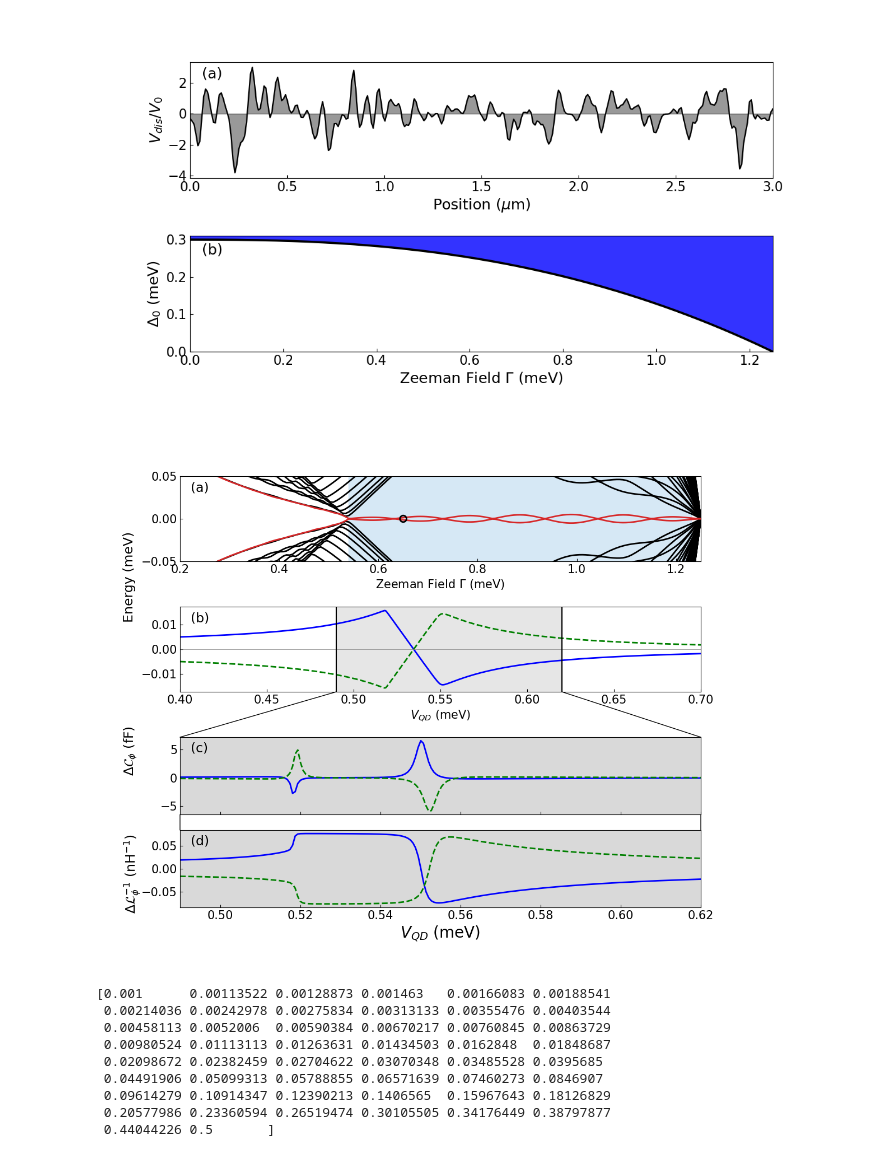
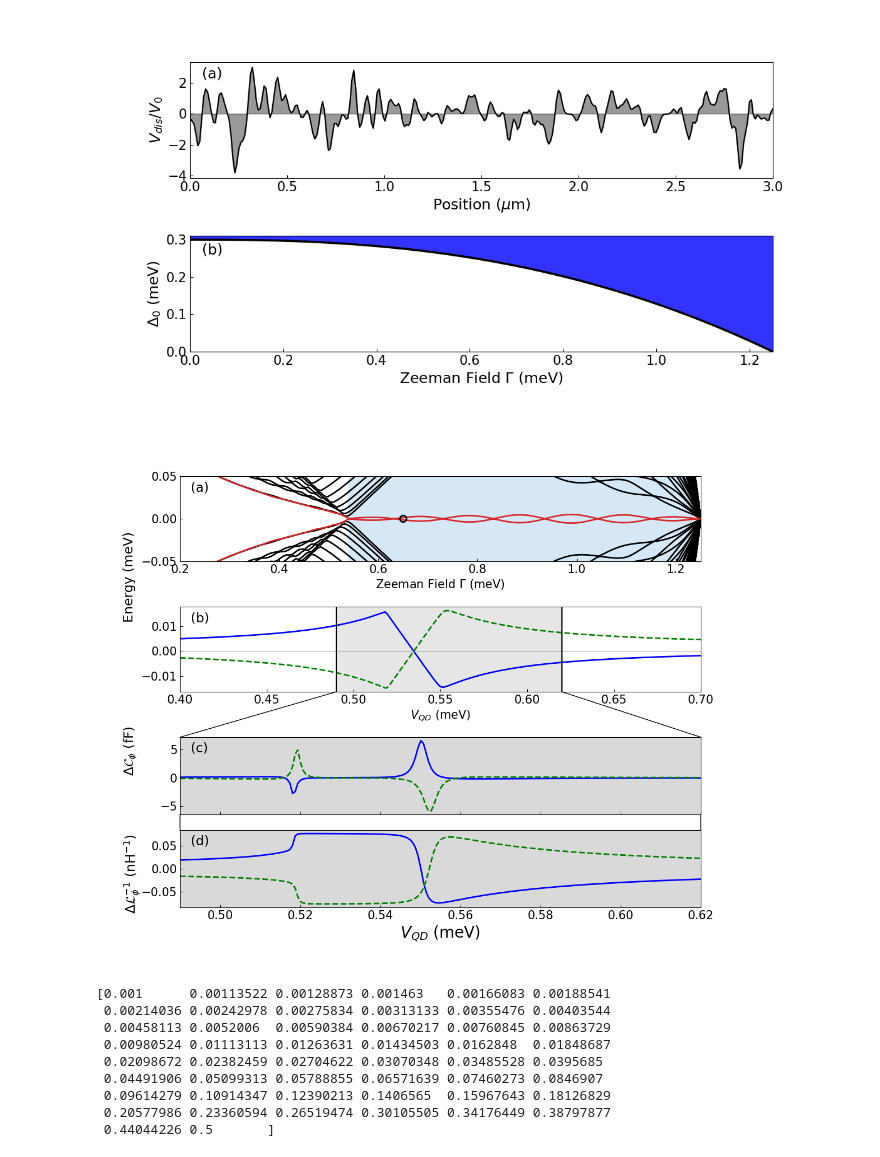
Before and after one commit to binayyakbhroy/Impedance_Simulations, a Jupyter notebook: Impedance_result_generation.ipynb, the cells around one changed output. Cells and saved outputs as stored; diff of their text form; code cells hidden in the pictures.

```diff
--- a/Impedance_result_generation.ipynb
+++ b/Impedance_result_generation.ipynb
@@ -144,6 +144,7 @@ E_vqd_p = deepcopy(params)
 E_vqd_p.V_QD_points = 500
 E_vqd_range = np.linspace(E_vqd_p.V_QD_low, E_vqd_p.V_QD_high, E_vqd_p.V_QD_points)
 Ep_0, En_0 = Energy_tracker_VQD(mu=mu_loc, Ez=Ez_loc, phi0=0.0, params=E_vqd_p)
+Ep_pi, En_pi = Energy_tracker_VQD(mu=mu_loc, Ez=Ez_loc, phi0=np.pi, params=E_vqd_p)
 p_transport = deepcopy(params)
 p_transport.V_QD_low=0.49
 p_transport.V_QD_high=0.62
@@ -186,7 +187,7 @@ ax_Espec.scatter(0.65, 0.0, marker="o", s=70.0, facecolors='none' ,edgecolors='b
 
 ax_Evqd = fig.add_subplot(gs[1,0])
 ax_Evqd.plot(E_vqd_range, Ep_0, 'b-', linewidth=2.0)
-ax_Evqd.plot(E_vqd_range, En_0, 'g--', linewidth=2.0)
+ax_Evqd.plot(E_vqd_range, En_pi, 'g--', linewidth=2.0)
 ax_Evqd.axhline(0, color='gray', linewidth=0.5)
 ax_Evqd.axvline(0.49, color='black', linewidth=1.5)
 ax_Evqd.axvline(0.62, color='black', linewidth=1.5)
@@ -236,34 +237,34 @@ con_left = ConnectionPatch(
 con_right = ConnectionPatch(
         xyA = (0.62, yl_top[0]), coordsA=ax_Evqd.transData,
         xyB = (0.62, yl_bot1[1]), coordsB=ax_Cvqd.transData,
         color='black',
 )
 
 con_left_2 = ConnectionPatch(
         xyA = (0.49, yl_bot1[0]), coordsA=ax_Cvqd.transData,
         xyB = (0.49, yl_bot2[1]), coordsB=ax_Lvqd.transData,
         color='black',
 )
 
 con_right_2 = ConnectionPatch(
         xyA = (0.62, yl_bot1[0]), coordsA=ax_Cvqd.transData,
         xyB = (0.62, yl_bot2[1]), coordsB=ax_Lvqd.transData,
         color='black',
 )
 
 fig.text(0.04, 0.7, "Energy (meV)", rotation="vertical", va="center", fontsize=17)
 fig.text(0.04, 0.39, r"$\Delta \mathcal{C}_\phi$ (fF)", rotation="vertical", va="center", fontsize=17)
 fig.text(0.04, 0.17, r"$\Delta \mathcal{L}^{-1}_\phi$ (n$\mathrm{H}^{-1}$)", rotation="vertical", va="center", fontsize=17)
 fig.add_artist(con_left)
 fig.add_artist(con_right)
 fig.add_artist(con_left_2)
 fig.add_artist(con_right_2)
 
 #plt.savefig("../Impedance_calc_paper/Plots/Clean_sys_energy_and_transport_TpRegime.pdf")
 
 plt.show()
 # %% [output]
-[figure, old version]
+[figure, new version]
 # %%
 def worker_ts_sweep(w_avg, mu_loc, gam_range_loc, No_QD_loc, params):
     """Worker function to compute Topological_stability for a given tunnel strength"""
```
